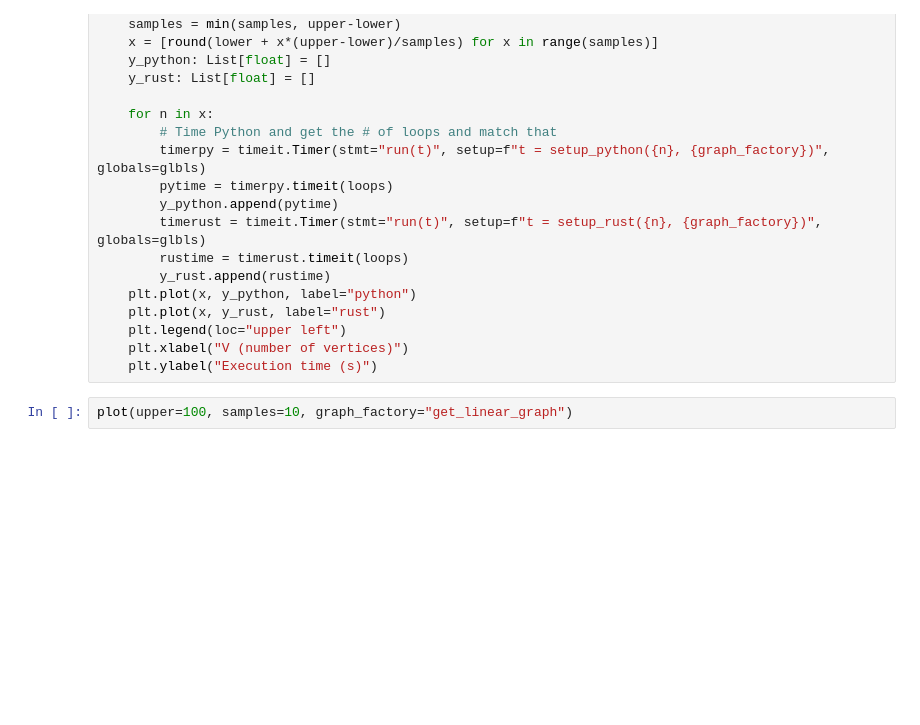
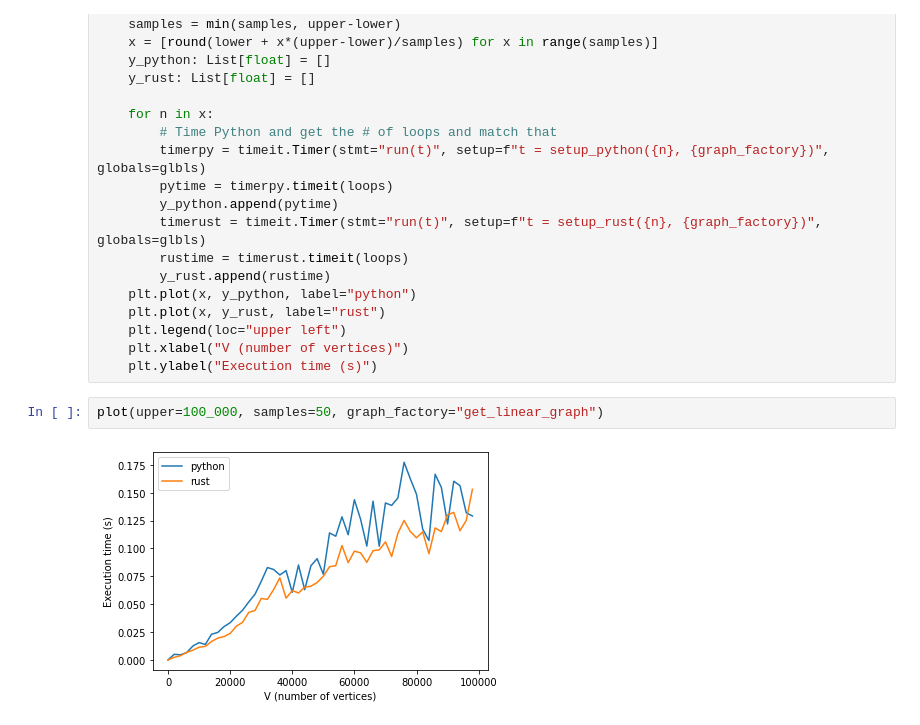
Before and after one commit to adriangb/graphlib2, a Jupyter notebook: bench.ipynb, the cells around one changed output. Drawn from its saved outputs; the diff is of its cells as text; blank space fills up the shorter version.

```diff
--- a/bench.ipynb
+++ b/bench.ipynb
@@ -96,5 +82,7 @@ def plot(upper: int, samples: int, graph_factory: str, lower: int = 0, loops: in
     plt.xlabel("V (number of vertices)")
     plt.ylabel("Execution time (s)")
 # %%
-plot(upper=100, samples=10, graph_factory="get_linear_graph")
+plot(upper=100_000, samples=50, graph_factory="get_linear_graph")
+# %% [output]
+[figure, added]
 # %%
```
Also changed, not shown: parts of 4 cells of this notebook, 4 other files.
